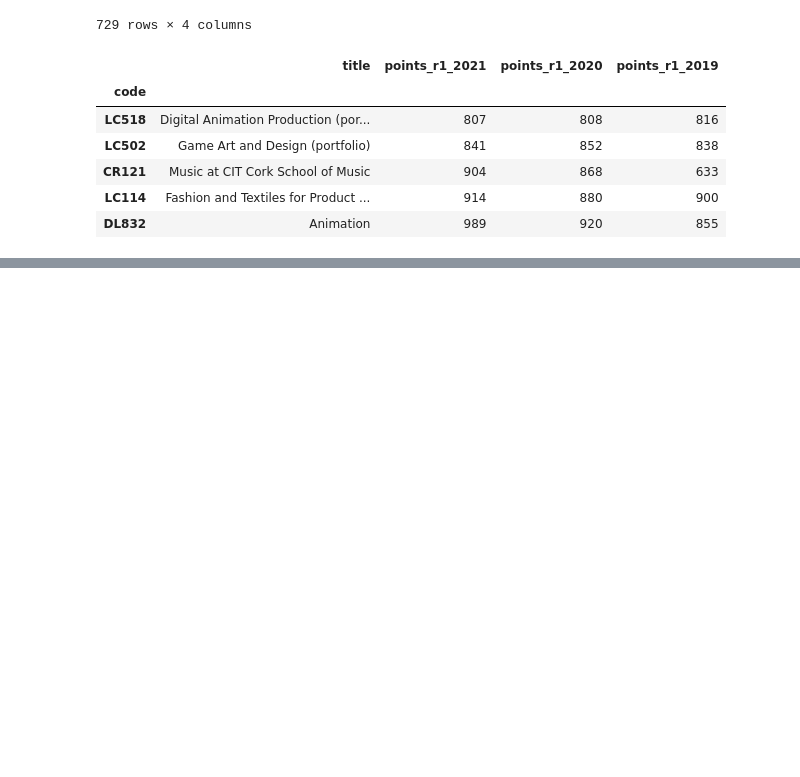
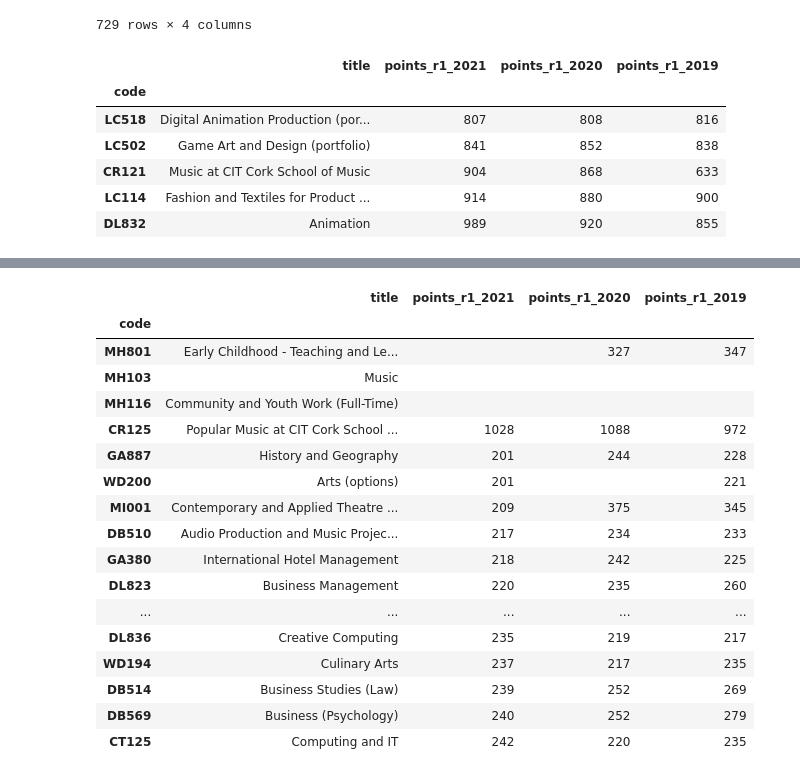
Before and after one commit to katel85/FundamentalsDA, a Jupyter notebook: Practicejoining.ipynb, the cells around one changed output, grey strips where cells are left out. Saved outputs shown, nothing was run; the diff lists cells and outputs as text; code cells hidden in the pictures; blank space fills up the shorter version.

```diff
--- a/Practicejoining.ipynb
+++ b/Practicejoining.ipynb
@@ -711,0 +729,21 @@ ac3=allcourses3
+# %%
+ac3.head(25)
+# %% [output]
+|  | title | points_r1_2021 | points_r1_2020 | points_r1_2019 |
+| code |  |  |  |  |
+| MH801 | Early Childhood - Teaching and Le... |  | 327 | 347 |
+| MH103 | Music |  |  |  |
+| MH116 | Community and Youth Work (Full-Time) |  |  |  |
+| CR125 | Popular Music at CIT Cork School ... | 1028 | 1088 | 972 |
+| GA887 | History and Geography | 201 | 244 | 228 |
+| WD200 | Arts (options) | 201 |  | 221 |
+| MI001 | Contemporary and Applied Theatre ... | 209 | 375 | 345 |
+| DB510 | Audio Production and Music Projec... | 217 | 234 | 233 |
+| GA380 | International Hotel Management | 218 | 242 | 225 |
+| DL823 | Business Management | 220 | 235 | 260 |
+| ... | ... | ... | ... | ... |
+| DL836 | Creative Computing | 235 | 219 | 217 |
+| WD194 | Culinary Arts | 237 | 217 | 235 |
+| DB514 | Business Studies (Law) | 239 | 252 | 269 |
+| DB569 | Business (Psychology) | 240 | 252 | 279 |
+| CT125 | Computing and IT | 242 | 220 | 235 |
```
Also changed, not shown: parts of 14 cells of this notebook, 9 other files.
